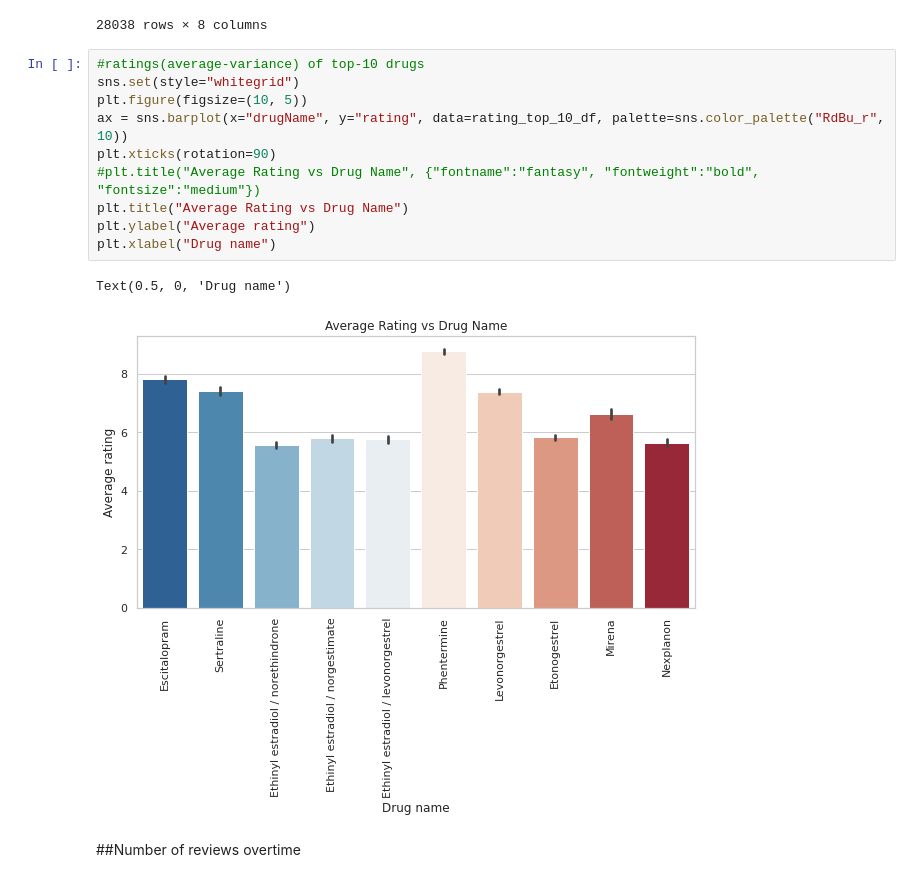
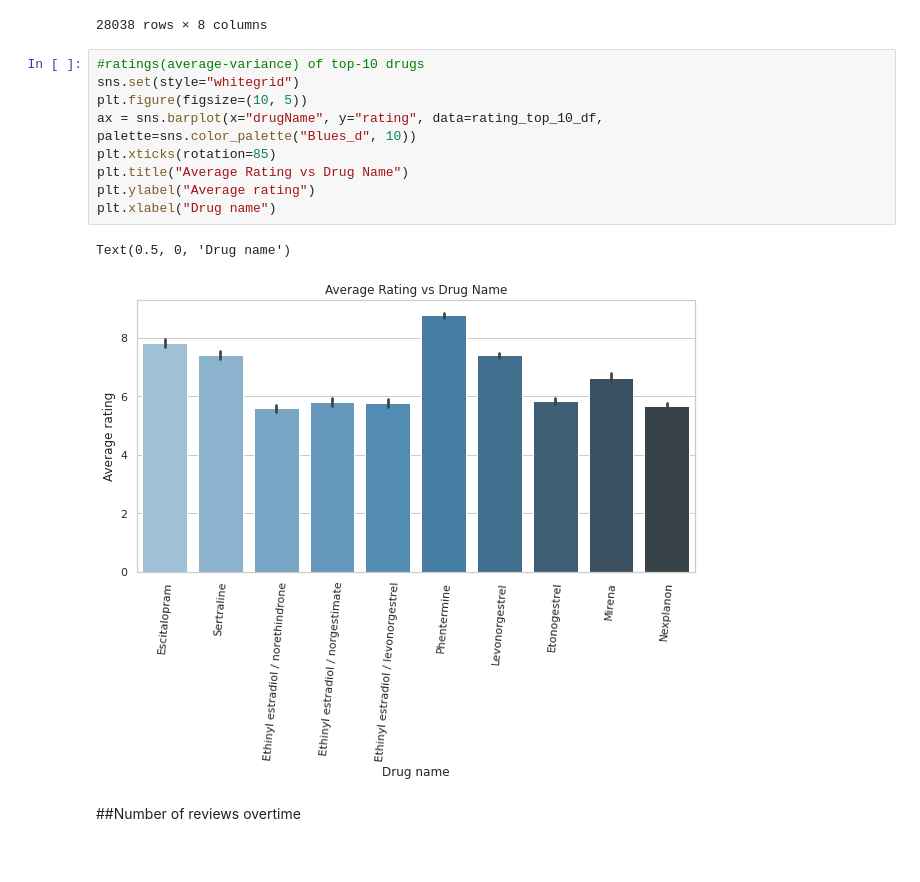
Before and after one commit to Madhurika1292/Medicines-and-Common-Treatment-Recommendation-System, a Jupyter notebook: Drugscom_data_exploration.ipynb, the cells around one changed output. Drawn from its saved outputs; the diff is of its cells as text.

```diff
--- a/Drugscom_data_exploration.ipynb
+++ b/Drugscom_data_exploration.ipynb
@@ -206,16 +212,15 @@ rating_top_10_df
 # %%
 #ratings(average-variance) of top-10 drugs
 sns.set(style="whitegrid")
 plt.figure(figsize=(10, 5))
-ax = sns.barplot(x="drugName", y="rating", data=rating_top_10_df, palette=sns.color_palette("RdBu_r", 10))
-plt.xticks(rotation=90)
-#plt.title("Average Rating vs Drug Name", {"fontname":"fantasy", "fontweight":"bold", "fontsize":"medium"})
+ax = sns.barplot(x="drugName", y="rating", data=rating_top_10_df, palette=sns.color_palette("Blues_d", 10))
+plt.xticks(rotation=85)
 plt.title("Average Rating vs Drug Name")
 plt.ylabel("Average rating")
 plt.xlabel("Drug name")
 # %% [output]
 Text(0.5, 0, 'Drug name')
-[figure, old version]
+[figure, new version]
 # %% [markdown]
 ##Number of reviews overtime
 # %%
```
Also changed, not shown: parts of 6 cells of this notebook.
